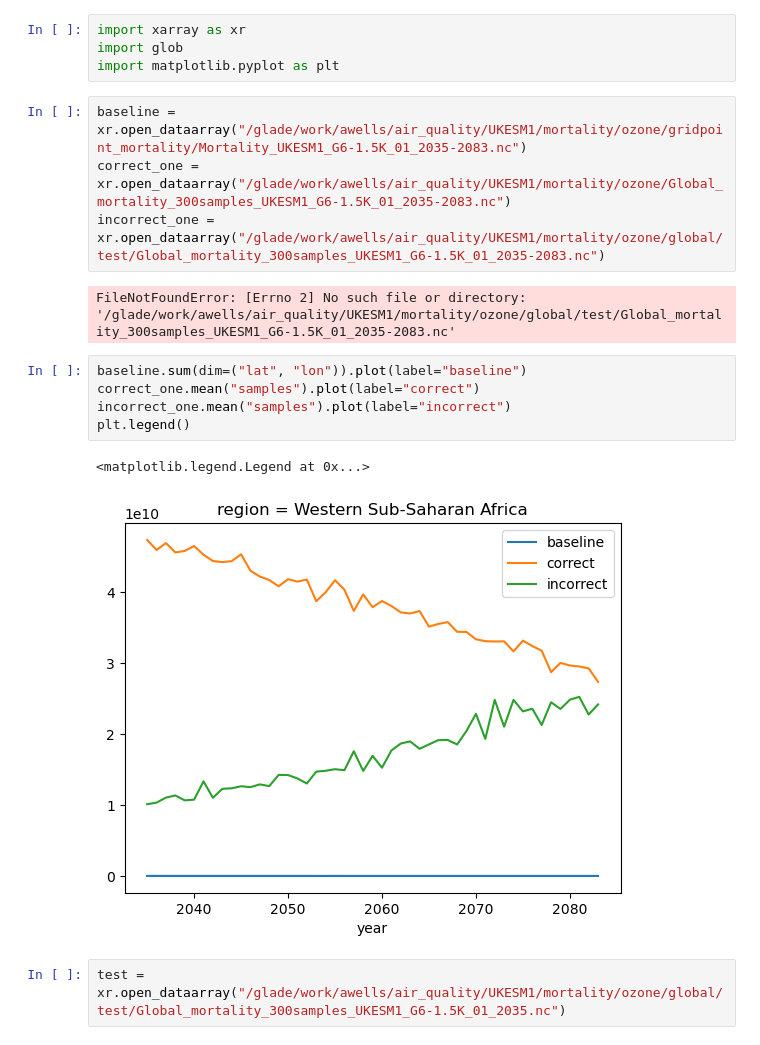
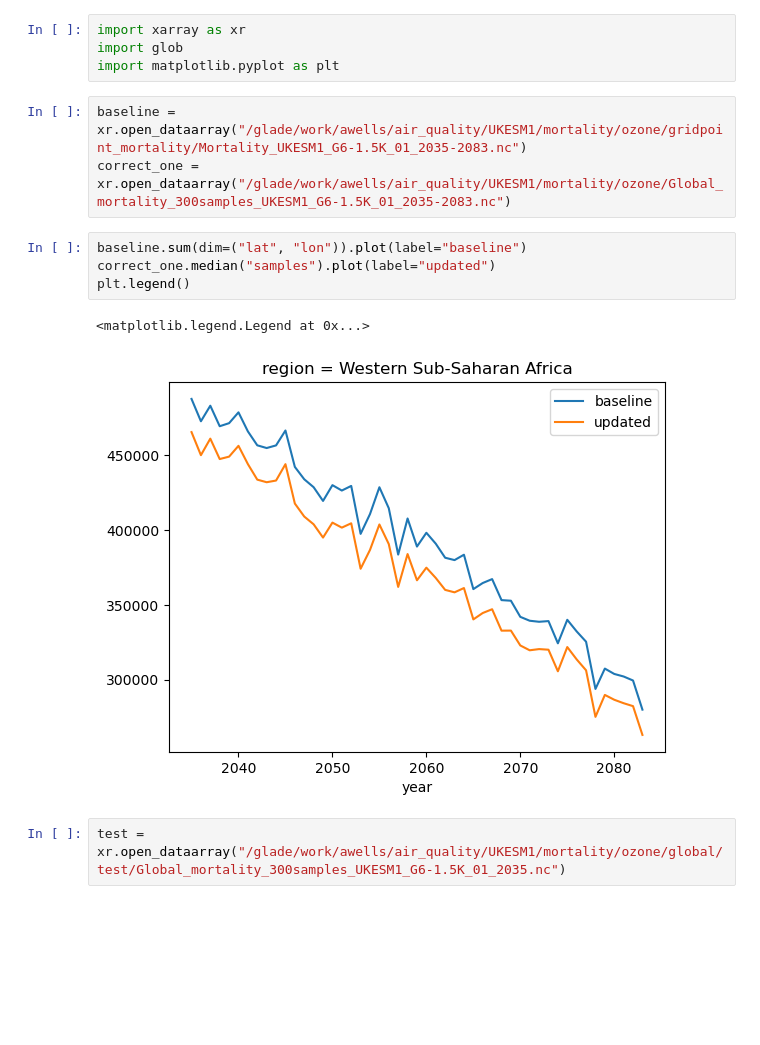
Before and after one commit to awells96/AQ_mortality_workflow, a Jupyter notebook: Test_script3.ipynb, the cells around one changed output. Saved outputs shown, nothing was run; the diff lists cells and outputs as text; blank space fills up the shorter version.

```diff
--- a/Test_script3.ipynb
+++ b/Test_script3.ipynb
@@ -7,17 +7,13 @@ import matplotlib.pyplot as plt
 # %%
 baseline = xr.open_dataarray("/glade/work/awells/air_quality/UKESM1/mortality/ozone/gridpoint_mortality/Mortality_UKESM1_G6-1.5K_01_2035-2083.nc")
 correct_one = xr.open_dataarray("/glade/work/awells/air_quality/UKESM1/mortality/ozone/Global_mortality_300samples_UKESM1_G6-1.5K_01_2035-2083.nc")
-incorrect_one = xr.open_dataarray("/glade/work/awells/air_quality/UKESM1/mortality/ozone/global/test/Global_mortality_300samples_UKESM1_G6-1.5K_01_2035-2083.nc")
-# %% [output]
-FileNotFoundError: [Errno 2] No such file or directory: '/glade/work/awells/air_quality/UKESM1/mortality/ozone/global/test/Global_mortality_300samples_UKESM1_G6-1.5K_01_2035-2083.nc'
 # %%
 baseline.sum(dim=("lat", "lon")).plot(label="baseline")
-correct_one.mean("samples").plot(label="correct")
-incorrect_one.mean("samples").plot(label="incorrect")
+correct_one.median("samples").plot(label="updated")
 plt.legend()
 # %% [output]
 <matplotlib.legend.Legend at 0x...>
-[figure, old version]
+[figure, new version]
 # %%
 test = xr.open_dataarray("/glade/work/awells/air_quality/UKESM1/mortality/ozone/global/test/Global_mortality_300samples_UKESM1_G6-1.5K_01_2035.nc")
 # %%
```
Also changed, not shown: 1 other file.
